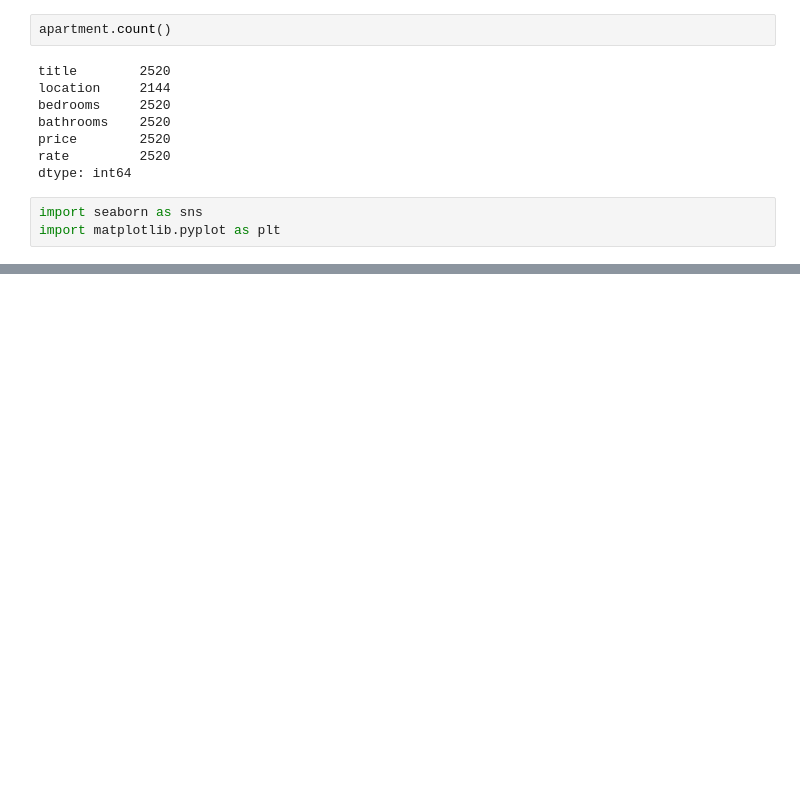
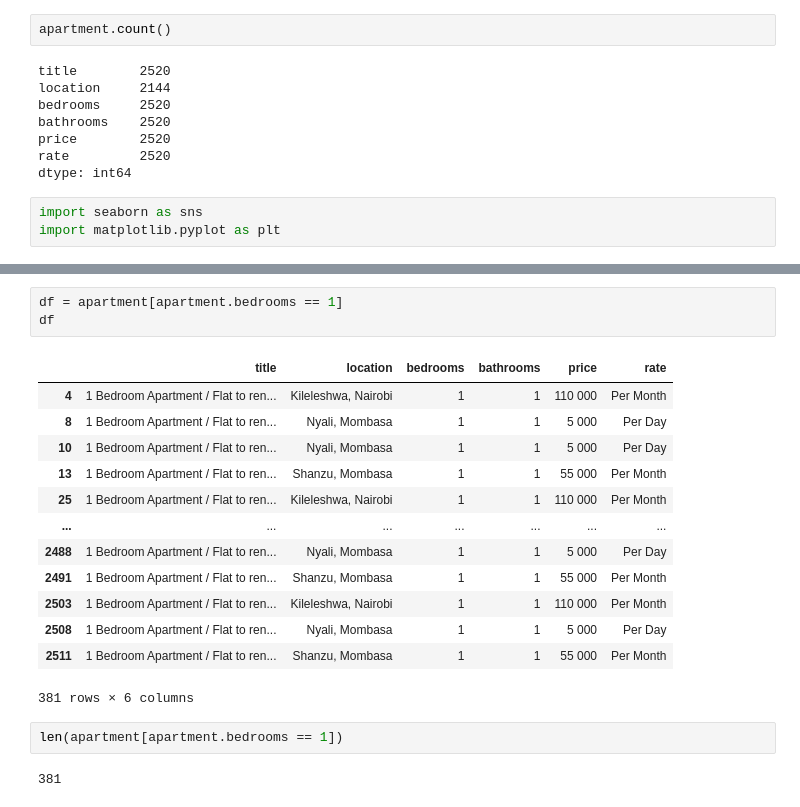
Before and after one commit to PurityKM/python-learn, a Jupyter notebook: apartments.ipynb, the cells around one changed output, grey strips where cells are left out. Saved outputs shown, nothing was run; the diff lists cells and outputs as text; blank space fills up the shorter version.

```diff
--- a/apartments.ipynb
+++ b/apartments.ipynb
@@ -68,0 +77,21 @@ plt.show()
+# %%
+df = apartment[apartment.bedrooms == 1]
+df
+# %% [output]
+|  | title | location | bedrooms | bathrooms | price | rate |
+| 4 | 1 Bedroom Apartment / Flat to ren... | Kileleshwa, Nairobi | 1 | 1 | 110 000 | Per Month |
+| 8 | 1 Bedroom Apartment / Flat to ren... | Nyali, Mombasa | 1 | 1 | 5 000 | Per Day |
+| 10 | 1 Bedroom Apartment / Flat to ren... | Nyali, Mombasa | 1 | 1 | 5 000 | Per Day |
+| 13 | 1 Bedroom Apartment / Flat to ren... | Shanzu, Mombasa | 1 | 1 | 55 000 | Per Month |
+| 25 | 1 Bedroom Apartment / Flat to ren... | Kileleshwa, Nairobi | 1 | 1 | 110 000 | Per Month |
+| ... | ... | ... | ... | ... | ... | ... |
+| 2488 | 1 Bedroom Apartment / Flat to ren... | Nyali, Mombasa | 1 | 1 | 5 000 | Per Day |
+| 2491 | 1 Bedroom Apartment / Flat to ren... | Shanzu, Mombasa | 1 | 1 | 55 000 | Per Month |
+| 2503 | 1 Bedroom Apartment / Flat to ren... | Kileleshwa, Nairobi | 1 | 1 | 110 000 | Per Month |
+| 2508 | 1 Bedroom Apartment / Flat to ren... | Nyali, Mombasa | 1 | 1 | 5 000 | Per Day |
+| 2511 | 1 Bedroom Apartment / Flat to ren... | Shanzu, Mombasa | 1 | 1 | 55 000 | Per Month |
+381 rows × 6 columns
+# %%
+len(apartment[apartment.bedrooms == 1])
+# %% [output]
+381
```
Also changed, not shown: parts of 10 cells of this notebook, 1 other file.
